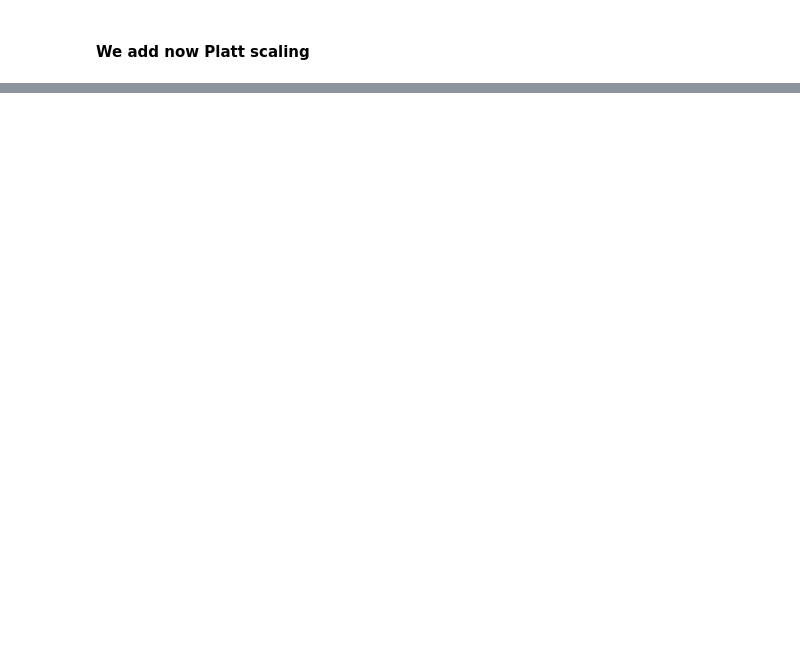
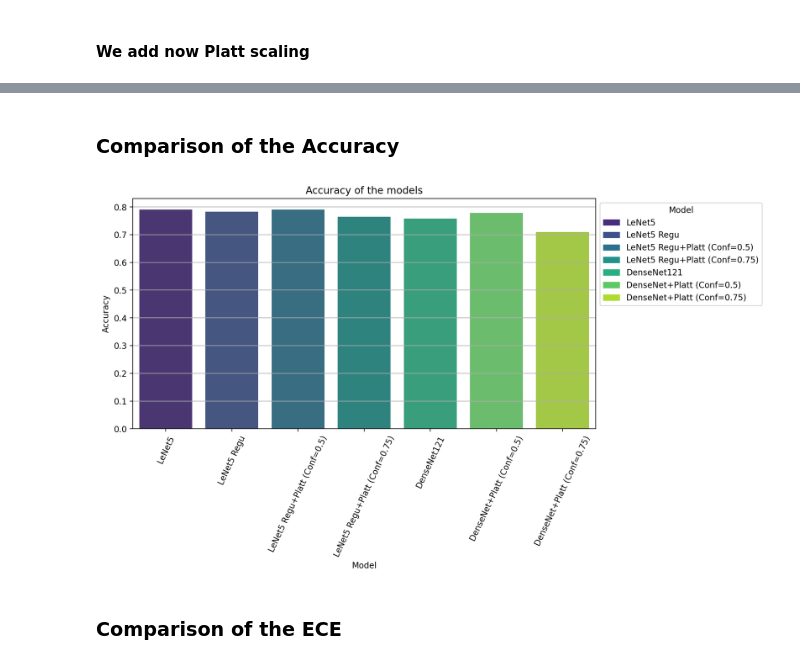
Before and after one commit to danitoribio/neural_networks, a Jupyter notebook: project2/Project2NN.ipynb, the cells around one changed output, grey strips where cells are left out. Drawn from its saved outputs; the diff is of its cells as text; code cells hidden in the pictures; blank space fills up the shorter version.

```diff
--- a/project2/Project2NN.ipynb
+++ b/project2/Project2NN.ipynb
@@ -890,0 +945,17 @@ ece = computeECE(true_labels, prob_true, prob_pred)
+# %%
+#given all the ece and accuracy values, i want to make a table and check them all together
+
+import pandas as pd
+
+data = {'Model': ['LeNet5', 'LeNet5 Regu', 'LeNet5 Regu+Platt (Conf=0.5)',
+                  'LeNet5 Regu+Platt (Conf=0.75)', 'DenseNet121',
+                  'DenseNet+Platt (Conf=0.5)', 'DenseNet+Platt (Conf=0.75)'],
+
+        'Accuracy': [accuracy_lenet5, accuracy_lenet5_regu, accuracy_lenet5_regu_plat_05, accuracy_lenet5_regu_plat_075,
+                     accuracy_densenet, acc_densenet_plat_05, acc_densenet_plat_075],
+
+        'ECE': [ece_lenet5, ece_lenet5_regu, ece_lenet5_regu_plat, ece_lenet5_regu_plat, ece_densenet, ece_densenet_plat, ece_densenet_plat]}
+
+df = pd.DataFrame(data)
+
+print(df)
@@ -890,0 +971,23 @@ ece = computeECE(true_labels, prob_true, prob_pred)
+# %% [markdown]
+### Comparison of the Accuracy
+# %%
+import seaborn as sns
+import matplotlib.pyplot as plt
+
+plt.figure(figsize=(10, 5))
+ax = sns.barplot(x='Model', y='Accuracy', data=df, palette='viridis')
+plt.xticks(rotation=65)
+plt.title('Accuracy of the models')
+plt.grid(axis='y')  # Display grid lines only along the y-axis
+
+# Creating legend with corresponding colors
+legend_labels = df['Model'].unique()
+colors = sns.color_palette('viridis', len(legend_labels))
+legend_handles = [plt.Rectangle((0,0),1,1, color=colors[i], edgecolor='black', linewidth=0.5) for i in range(len(legend_labels))]
+legend = ax.legend(legend_handles, legend_labels, title="Model", bbox_to_anchor=(1, 1), loc='upper left')
+
+plt.show()
+# %% [output]
+[figure, added]
+# %% [markdown]
+### Comparison of the ECE
```
Also changed, not shown: parts of 28 cells of this notebook.
